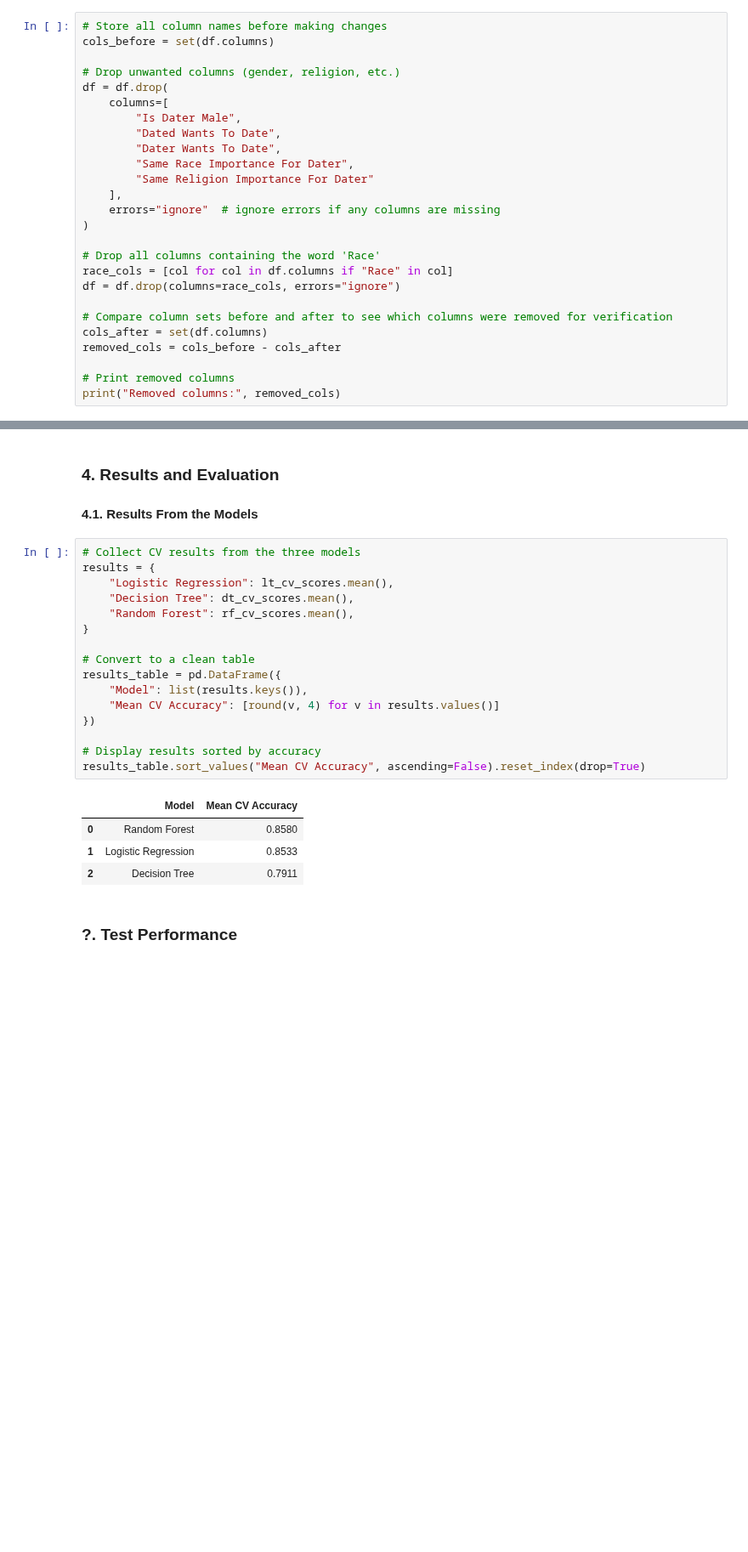
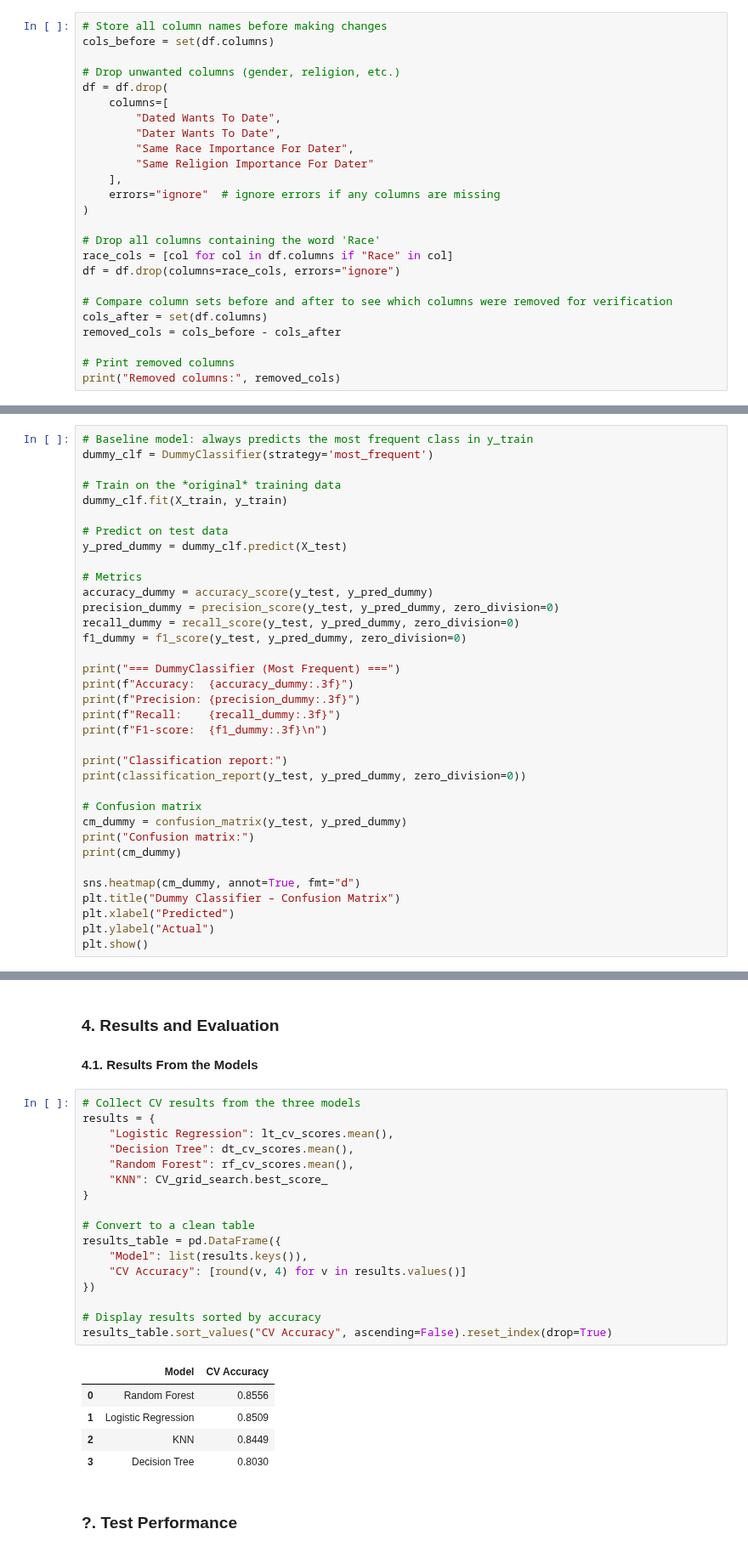
Before and after one commit to Avisonix/AML-Gruppe30, a Jupyter notebook: InProgess/TobiasData.ipynb, the cells around one changed output, grey strips where cells are left out. Shown at 85% size. Saved outputs shown, nothing was run; the diff lists cells and outputs as text; blank space fills up the shorter version.

```diff
--- a/InProgess/TobiasData.ipynb
+++ b/InProgess/TobiasData.ipynb
@@ -85,7 +85,6 @@ cols_before = set(df.columns)
 # Drop unwanted columns (gender, religion, etc.)
 df = df.drop(
     columns=[
-        "Is Dater Male",
         "Dated Wants To Date",
         "Dater Wants To Date",
         "Same Race Importance For Dater",
@@ -172,0 +177,35 @@ Train: 838, Test: 210
+# %%
+# Baseline model: always predicts the most frequent class in y_train
+dummy_clf = DummyClassifier(strategy='most_frequent')
+
+# Train on the *original* training data
+dummy_clf.fit(X_train, y_train)
+
+# Predict on test data
+y_pred_dummy = dummy_clf.predict(X_test)
+
+# Metrics
+accuracy_dummy = accuracy_score(y_test, y_pred_dummy)
+precision_dummy = precision_score(y_test, y_pred_dummy, zero_division=0)
+recall_dummy = recall_score(y_test, y_pred_dummy, zero_division=0)
+f1_dummy = f1_score(y_test, y_pred_dummy, zero_division=0)
+
+print("=== DummyClassifier (Most Frequent) ===")
+print(f"Accuracy:  {accuracy_dummy:.3f}")
+print(f"Precision: {precision_dummy:.3f}")
+print(f"Recall:    {recall_dummy:.3f}")
+print(f"F1-score:  {f1_dummy:.3f}\n")
+
+print("Classification report:")
+print(classification_report(y_test, y_pred_dummy, zero_division=0))
+
+# Confusion matrix
+cm_dummy = confusion_matrix(y_test, y_pred_dummy)
+print("Confusion matrix:")
+print(cm_dummy)
+
+sns.heatmap(cm_dummy, annot=True, fmt="d")
+plt.title("Dummy Classifier – Confusion Matrix")
+plt.xlabel("Predicted")
+plt.ylabel("Actual")
+plt.show()
@@ -338,23 +427,25 @@ Best CV score: 0.8448674080410606
 # %%
 # Collect CV results from the three models
 results = {
     "Logistic Regression": lt_cv_scores.mean(),
     "Decision Tree": dt_cv_scores.mean(),
     "Random Forest": rf_cv_scores.mean(),
+    "KNN": CV_grid_search.best_score_
 }
 
 # Convert to a clean table
 results_table = pd.DataFrame({
     "Model": list(results.keys()),
-    "Mean CV Accuracy": [round(v, 4) for v in results.values()]
+    "CV Accuracy": [round(v, 4) for v in results.values()]
 })
 
 # Display results sorted by accuracy
-results_table.sort_values("Mean CV Accuracy", ascending=False).reset_index(drop=True)
+results_table.sort_values("CV Accuracy", ascending=False).reset_index(drop=True)
 # %% [output]
-|  | Model | Mean CV Accuracy |
-| 0 | Random Forest | 0.8580 |
-| 1 | Logistic Regression | 0.8533 |
-| 2 | Decision Tree | 0.7911 |
+|  | Model | CV Accuracy |
+| 0 | Random Forest | 0.8556 |
+| 1 | Logistic Regression | 0.8509 |
+| 2 | KNN | 0.8449 |
+| 3 | Decision Tree | 0.8030 |
 # %% [markdown]
 ### ?. Test Performance
```
Also changed, not shown: parts of 12 cells of this notebook.
